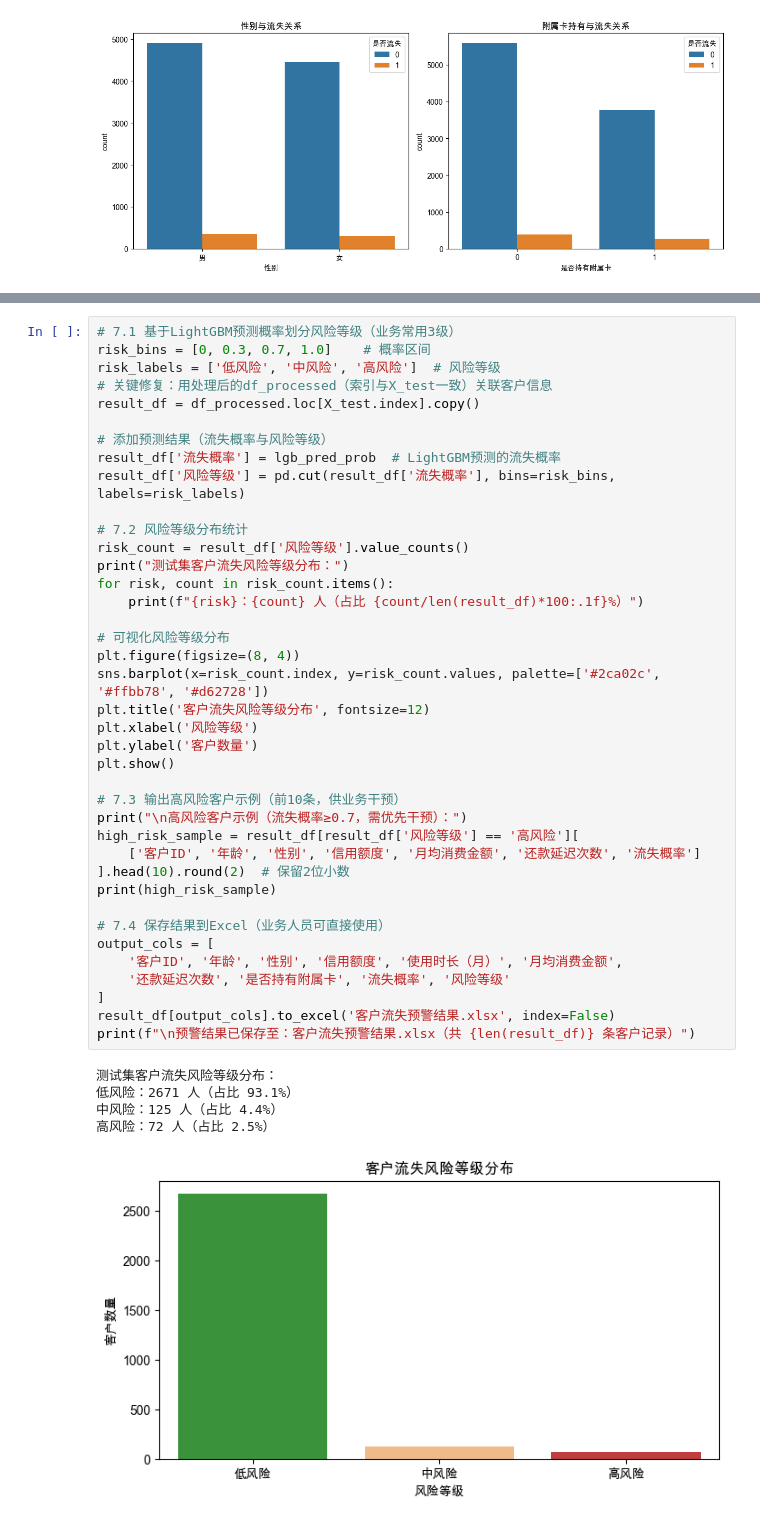
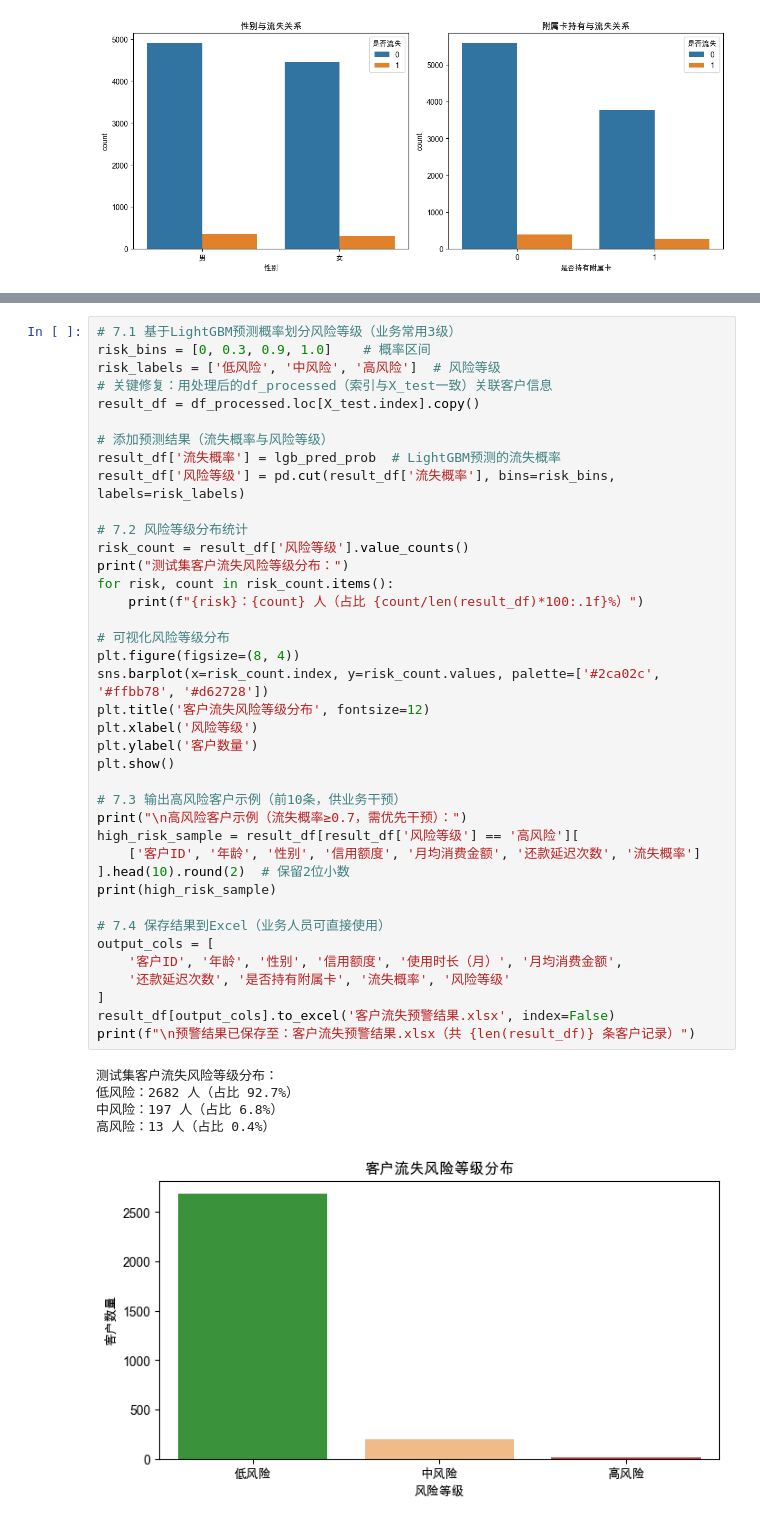
Before and after one commit to mt-monster/quant, a Jupyter notebook: class/class1.ipynb, the cells around one changed output, grey strips where cells are left out. Drawn from its saved outputs; the diff is of its cells as text.

```diff
--- a/class/class1.ipynb
+++ b/class/class1.ipynb
@@ -407,6 +407,6 @@ print(feature_importance[['特征名称', '重要性（分裂次数）', '重要
 # %%
 # 7.1 基于LightGBM预测概率划分风险等级（业务常用3级）
-risk_bins = [0, 0.3, 0.7, 1.0]    # 概率区间
+risk_bins = [0, 0.3, 0.9, 1.0]    # 概率区间
 risk_labels = ['低风险', '中风险', '高风险']  # 风险等级
 # 关键修复：用处理后的df_processed（索引与X_test一致）关联客户信息
 result_df = df_processed.loc[X_test.index].copy()
@@ -418,36 +418,36 @@ result_df['风险等级'] = pd.cut(result_df['流失概率'], bins=risk_bins, la
 # 7.2 风险等级分布统计
 risk_count = result_df['风险等级'].value_counts()
 print("测试集客户流失风险等级分布：")
 for risk, count in risk_count.items():
     print(f"{risk}：{count} 人（占比 {count/len(result_df)*100:.1f}%）")
 
 # 可视化风险等级分布
 plt.figure(figsize=(8, 4))
 sns.barplot(x=risk_count.index, y=risk_count.values, palette=['#2ca02c', '#ffbb78', '#d62728'])
 plt.title('客户流失风险等级分布', fontsize=12)
 plt.xlabel('风险等级')
 plt.ylabel('客户数量')
 plt.show()
 
 # 7.3 输出高风险客户示例（前10条，供业务干预）
 print("\n高风险客户示例（流失概率≥0.7，需优先干预）：")
 high_risk_sample = result_df[result_df['风险等级'] == '高风险'][
     ['客户ID', '年龄', '性别', '信用额度', '月均消费金额', '还款延迟次数', '流失概率']
 ].head(10).round(2)  # 保留2位小数
 print(high_risk_sample)
 
 # 7.4 保存结果到Excel（业务人员可直接使用）
 output_cols = [
     '客户ID', '年龄', '性别', '信用额度', '使用时长（月）', '月均消费金额',
     '还款延迟次数', '是否持有附属卡', '流失概率', '风险等级'
 ]
 result_df[output_cols].to_excel('客户流失预警结果.xlsx', index=False)
 print(f"\n预警结果已保存至：客户流失预警结果.xlsx（共 {len(result_df)} 条客户记录）")
 # %% [output]
 测试集客户流失风险等级分布：
-低风险：2671 人（占比 93.1%）
-中风险：125 人（占比 4.4%）
-高风险：72 人（占比 2.5%）
+低风险：2682 人（占比 92.7%）
+中风险：197 人（占比 6.8%）
+高风险：13 人（占比 0.4%）
-[figure, old version]
+[figure, new version]
 高风险客户示例（流失概率≥0.7，需优先干预）：
       客户ID  年龄 性别      信用额度    月均消费金额  还款延迟次数  流失概率
```
Also changed, not shown: parts of 5 cells of this notebook, 1 other file.
